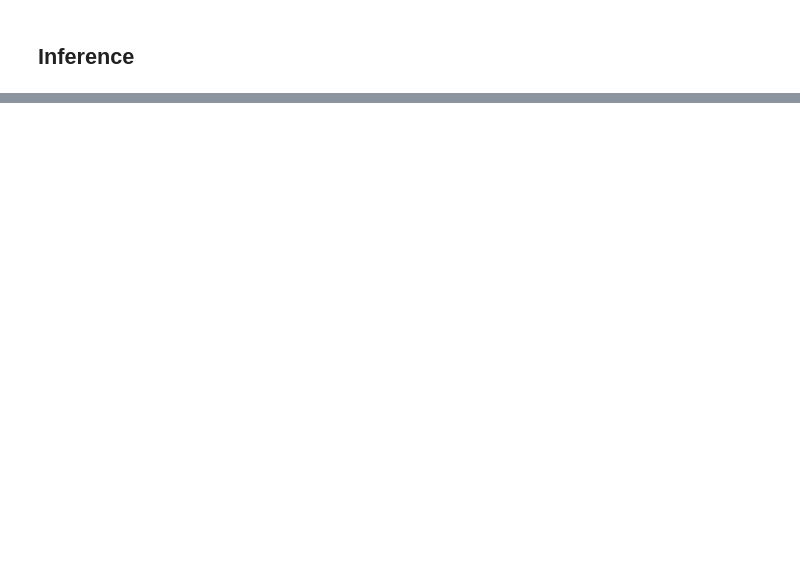
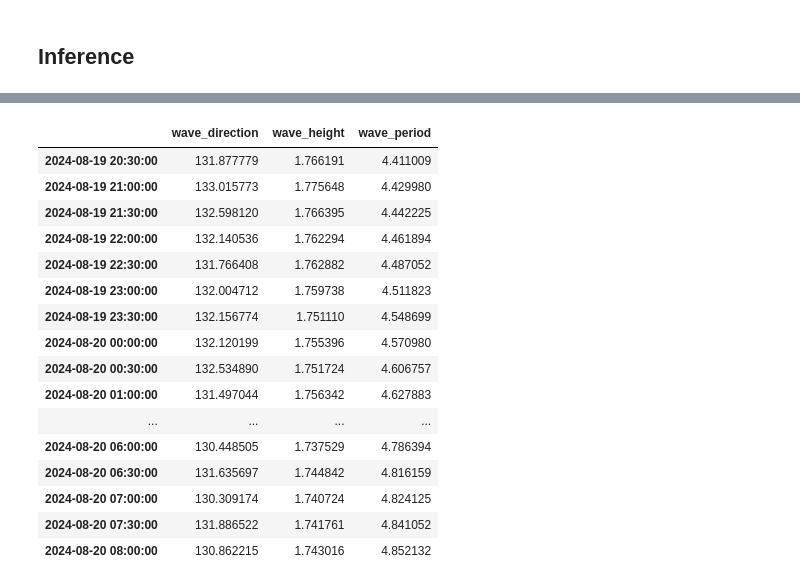
Before and after one commit to AlvaroCorrales/wave-height-app, a Jupyter notebook: Notebooks/Mooloolaba/Data API requests.ipynb, the cells around one changed output, grey strips where cells are left out. Saved outputs shown, nothing was run; the diff lists cells and outputs as text; code cells hidden in the pictures; blank space fills up the shorter version.

```diff
--- a/Notebooks/Mooloolaba/Data API requests.ipynb
+++ b/Notebooks/Mooloolaba/Data API requests.ipynb
@@ -212 +211,21 @@ DatetimeIndex(['2024-08-09 00:30:00', '2024-08-09 01:00:00',
               dtype='datetime64[ns]', freq='30T')
+# %%
+preds
+# %% [output]
+|  | wave_direction | wave_height | wave_period |
+| 2024-08-19 20:30:00 | 131.877779 | 1.766191 | 4.411009 |
+| 2024-08-19 21:00:00 | 133.015773 | 1.775648 | 4.429980 |
+| 2024-08-19 21:30:00 | 132.598120 | 1.766395 | 4.442225 |
+| 2024-08-19 22:00:00 | 132.140536 | 1.762294 | 4.461894 |
+| 2024-08-19 22:30:00 | 131.766408 | 1.762882 | 4.487052 |
+| 2024-08-19 23:00:00 | 132.004712 | 1.759738 | 4.511823 |
+| 2024-08-19 23:30:00 | 132.156774 | 1.751110 | 4.548699 |
+| 2024-08-20 00:00:00 | 132.120199 | 1.755396 | 4.570980 |
+| 2024-08-20 00:30:00 | 132.534890 | 1.751724 | 4.606757 |
+| 2024-08-20 01:00:00 | 131.497044 | 1.756342 | 4.627883 |
+| ... | ... | ... | ... |
+| 2024-08-20 06:00:00 | 130.448505 | 1.737529 | 4.786394 |
+| 2024-08-20 06:30:00 | 131.635697 | 1.744842 | 4.816159 |
+| 2024-08-20 07:00:00 | 130.309174 | 1.740724 | 4.824125 |
+| 2024-08-20 07:30:00 | 131.886522 | 1.741761 | 4.841052 |
+| 2024-08-20 08:00:00 | 130.862215 | 1.743016 | 4.852132 |
```
Also changed, not shown: parts of 5 cells of this notebook, 1 other file.
